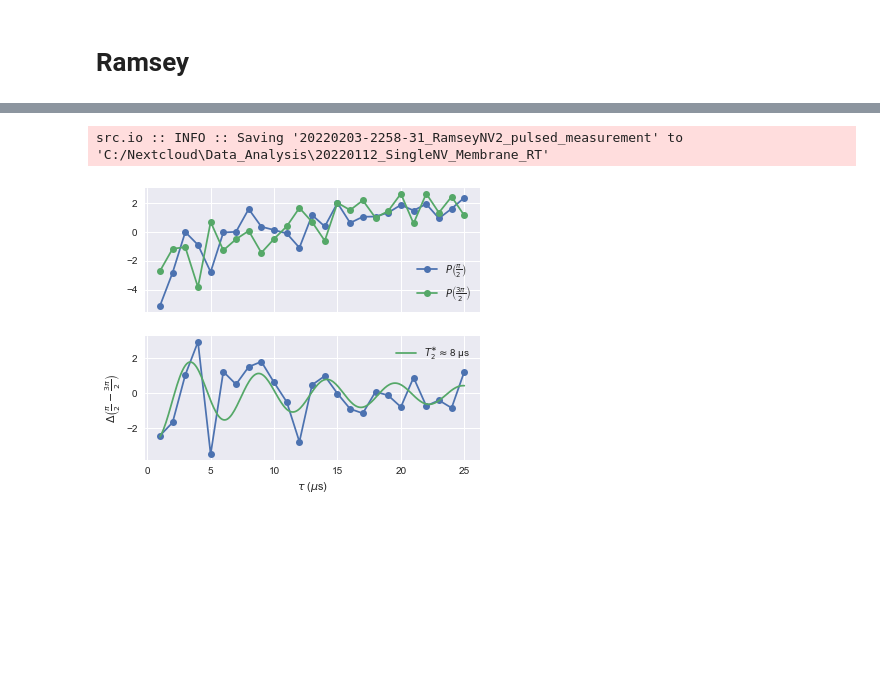
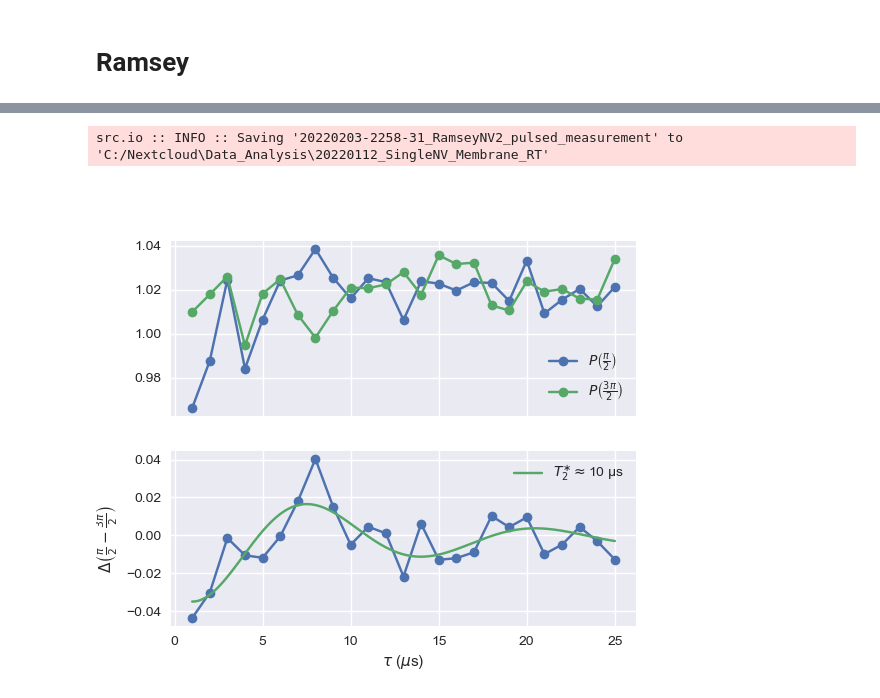
Before and after one commit to dineshpinto/qudi-hira-analysis, a Jupyter notebook: notebooks/20220112_SingleNV_Membrane_RT.ipynb, the cells around one changed output, grey strips where cells are left out. Cells and saved outputs as stored; diff of their text form; code cells hidden in the pictures; blank space fills up the shorter version.

```diff
--- a/notebooks/20220112_SingleNV_Membrane_RT.ipynb
+++ b/notebooks/20220112_SingleNV_Membrane_RT.ipynb
@@ -363,25 +545,27 @@ qft.get_fits()
 # %%
 key = "20220203-2258-31"
 
 fig, (ax, ax1) = plt.subplots(nrows=2, sharex=True, figsize=(6, 5))
-df = ramsey[key]["pulsed_measurement"]["data"]
+x = ramsey[key]["pulsed_measurement"]["data"]["Controlled variable(s)"] * 1e6
 
-x, y, y1 = df["Controlled variable(s)"] * 1e6, df["Signal"], df["Signal2"]
+laser_pulses = ramsey[key]["laser_pulses"]["data"]
+y1, yerr1= qft.analyse_mean_norm(laser_pulses[::2], signal_start=170e-9, signal_end=250e-9,  norm_start=1000e-9, norm_end=1500e-9)
+y2, yerr2 = qft.analyse_mean_norm(laser_pulses[1::2], signal_start=170e-9, signal_end=250e-9, norm_start=1000e-9, norm_end=1500e-9)
 
-ax.plot(x, y, "o-", label=r"$P\left(\frac{\pi}{2}\right)$")
-ax.plot(x, y1, "o-", label=r"$P\left(\frac{3\pi}{2}\right)$")
+ax.plot(x, y1, "o-", label=r"$P\left(\frac{\pi}{2}\right)$")
+ax.plot(x, y2, "o-", label=r"$P\left(\frac{3\pi}{2}\right)$")
 ax.legend()
 
-delta = y - y1
+delta = y1 - y2
 ax1.plot(x, delta, "o-")
 
-fit_x, fit_y, result = qft.perform_fit(x, delta, "sinestretchedexponentialdecay")
+fit_x, fit_y, result = qft.perform_fit(x, delta, "sineexponentialdecay")
 ax1.plot(fit_x, fit_y, "-", label=r"$T_2^∗ \approx $" + f"{int(result.params['lifetime'].value)} μs")
 ax1.legend()
 ax1.set_ylabel(r"$\Delta \left(\frac{\pi}{2} - \frac{3\pi}{2}\right)$")
 ax1.set_xlabel(r"$\tau$ ($\mu$s)")
 
 sio.save_figures(ramsey[key]["pulsed_measurement"]["filename"], FIGURE_FOLDERPATH)
 # %% [output]
 src.io :: INFO :: Saving '20220203-2258-31_RamseyNV2_pulsed_measurement' to 'C:/Nextcloud\Data_Analysis\20220112_SingleNV_Membrane_RT'
-[figure, old version]
+[figure, new version]
```
Also changed, not shown: parts of 21 cells of this notebook, 4 other files.
